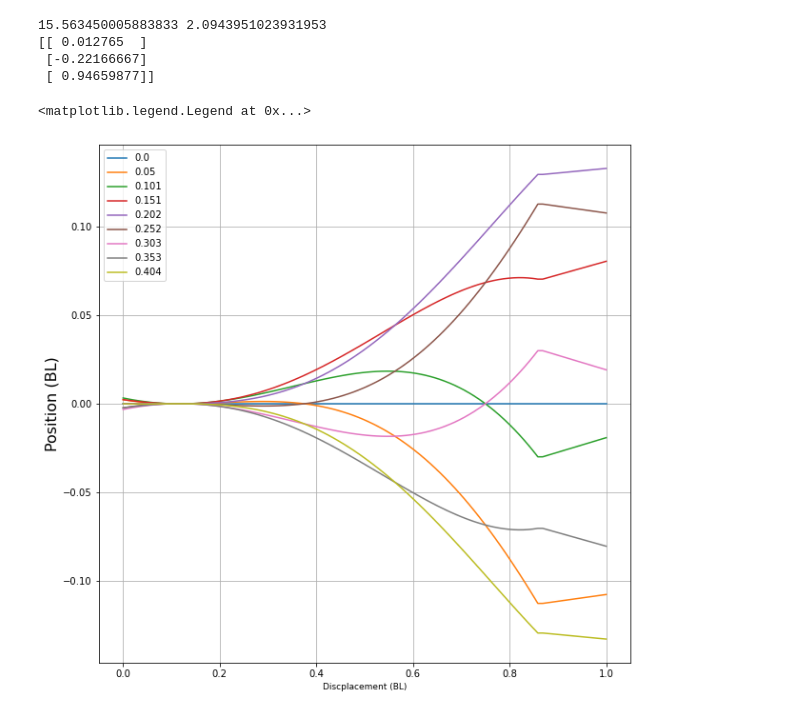
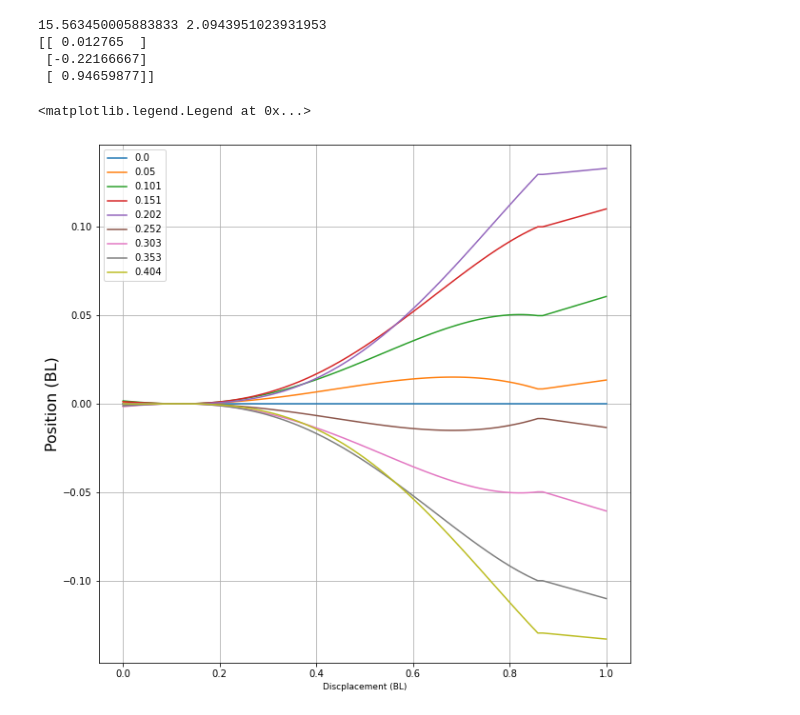
Before and after one commit to michaelcoe/Ika-Flow, a Jupyter notebook: motion_solver.ipynb, the cells around one changed output. Drawn from its saved outputs; the diff is of its cells as text; code cells hidden in the pictures.

```diff
--- a/motion_solver.ipynb
+++ b/motion_solver.ipynb
@@ -75,7 +75,7 @@ BL = 0.2553
 Lp = BL-0.0893
 phi = np.radians(16)
 frequency = 2.477
-WL = 2*np.pi*frequency
+w = 2*np.pi*frequency
 lam = 3.0
 k = 2*np.pi/lam
 St = 1.136925
@@ -84,7 +84,7 @@ x_pivot = 0.4*BL
 A_t = 0.07*BL
 A_p = 0.00*BL
 A_h = 0.05*BL
-print(WL, k)
+print(w, k)
 
 time = np.linspace(0, 1/frequency, 9)
 x_coord = np.linspace(0, BL, 100)
@@ -102,40 +102,45 @@ print(C)
 # %%
 def h_wrt_time(dx, t, BL, w, k, c):
     xbar = dx/BL
     indexes = np.where(xbar <= 0.86)[0]
     mask = np.ones(dx.size, dtype=bool)
     mask[indexes]=False
 
     x_body = xbar[indexes]
     x_tail = xbar[mask]
+    A = (c[0]+c[1]*x_body + c[2]*x_body**2)*BL/2
 
-    A = c[0]+c[1]*x_body + c[2]*x_body**2
-    Y1 = np.multiply(A, np.sin(w*t - k*x_body))
-    theta_max = 18.76*np.pi/180
-    phi = 85.0*np.pi/180
+    if(np.sin(w*t) >= 0):
+        Y1 = np.multiply(A, np.sin(w*t - k*x_body)) - np.multiply(A, np.sin(-k*x_body))
+    else:
+        Y1 = np.multiply(A, np.sin(w*t - k*x_body)) + np.multiply(A, np.sin(-k*x_body))
+
+    theta_max = np.radians(18.76)
+    phi = np.radians(85.0)
     theta = theta_max*np.sin(w*t - k*x_body[-1] + phi)
-    Y2 = x_tail*np.tan(theta)
+
+    Y2 = x_tail*np.tan(theta)*BL
     Y2 = Y2-Y2[0]+Y1[-1]
 
-    return np.append(Y1*BL, Y2*BL)
+    return np.append(Y1, Y2)
 
 # plot geometry
 width = 10
 plt.figure(figsize=(width, width))
 plt.grid()
 plt.xlabel('Discplacement (BL)', fontsize=9)
 plt.ylabel('Position (BL)', fontsize=16)
 for idx, t in enumerate(time):
     if(t == 0):
         plt.plot(x_coord/BL, np.zeros(len(x_coord)), label=np.round(t, 3))
     else:
-        plt.plot(x_coord/BL, h_wrt_time(x_coord, t, BL, WL, k, C), label=np.round(t, 3))
+        plt.plot(x_coord/BL, h_wrt_time(x_coord, t, BL, w, k, C), label=np.round(t, 3))
 
 plt.legend()
     #plt.axis('scaled')
 # %% [output]
 <matplotlib.legend.Legend at 0x...>
-[figure, old version]
+[figure, new version]
 # %%
 def updated_node_pos(x_coord, time, WL, k, C):
     y_coord = h_wrt_time(x_coord, time, WL, k, C)
```
Also changed, not shown: parts of 2 cells of this notebook.
